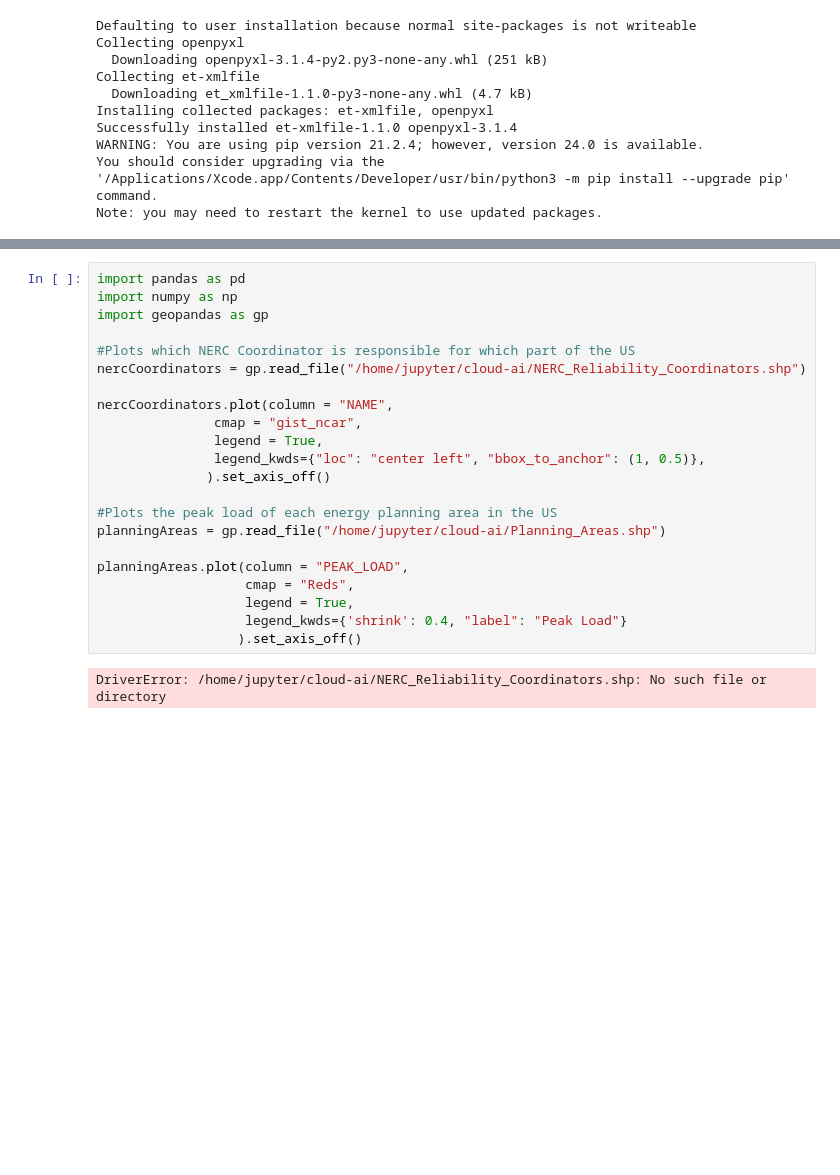
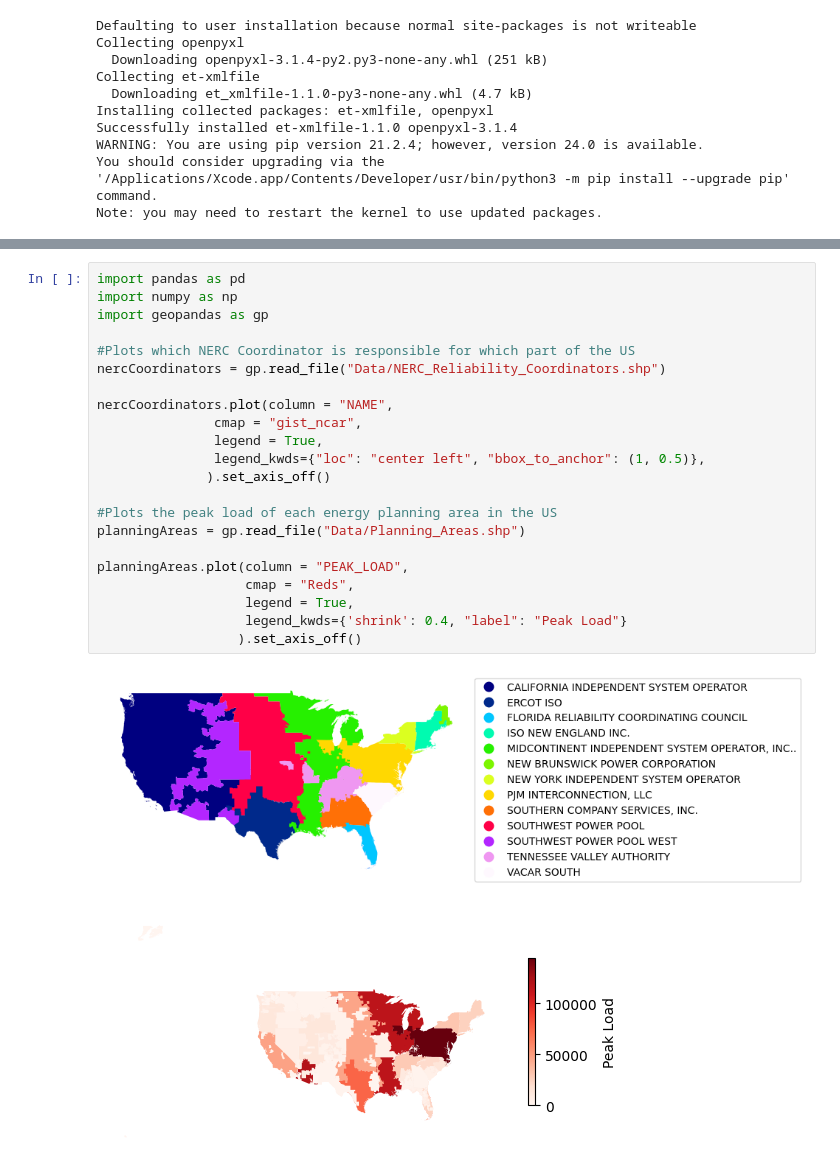
Before and after one commit to terranexum/cloud-ai, a Jupyter notebook: notebook.ipynb, the cells around one changed output, grey strips where cells are left out. Drawn from its saved outputs; the diff is of its cells as text; blank space fills up the shorter version.

Commit message:
Importing Data and fixing Geopandas

```diff
--- a/notebook.ipynb
+++ b/notebook.ipynb
@@ -34,24 +39,25 @@ if __name__ == '__main__':
 # %%
 import pandas as pd
 import numpy as np
 import geopandas as gp
 
 #Plots which NERC Coordinator is responsible for which part of the US
-nercCoordinators = gp.read_file("/home/jupyter/cloud-ai/NERC_Reliability_Coordinators.shp")
+nercCoordinators = gp.read_file("Data/NERC_Reliability_Coordinators.shp")
 
 nercCoordinators.plot(column = "NAME",
                cmap = "gist_ncar",
                legend = True,
                legend_kwds={"loc": "center left", "bbox_to_anchor": (1, 0.5)},
               ).set_axis_off()
 
 #Plots the peak load of each energy planning area in the US
-planningAreas = gp.read_file("/home/jupyter/cloud-ai/Planning_Areas.shp")
+planningAreas = gp.read_file("Data/Planning_Areas.shp")
 
 planningAreas.plot(column = "PEAK_LOAD",
                    cmap = "Reds",
                    legend = True,
                    legend_kwds={'shrink': 0.4, "label": "Peak Load"}
                   ).set_axis_off()
 # %% [output]
-DriverError: /home/jupyter/cloud-ai/NERC_Reliability_Coordinators.shp: No such file or directory
+[figure, added]
+[figure, added]
```
Also changed, not shown: parts of 1 cell of this notebook, 15 other files.
